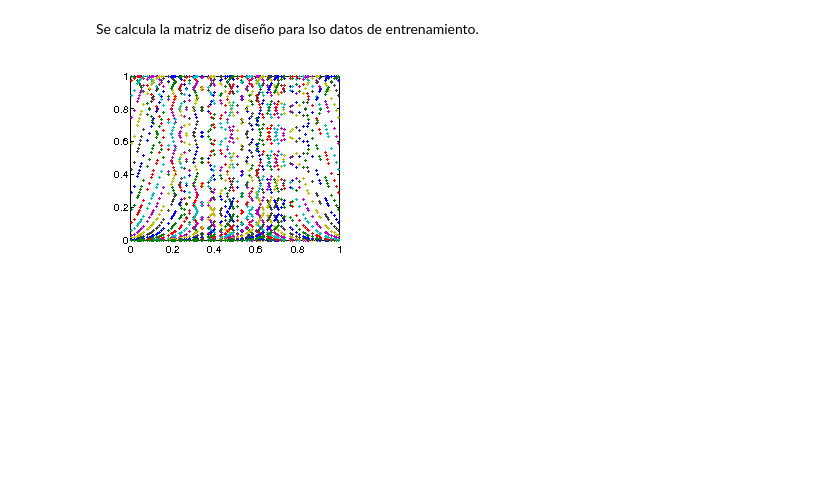
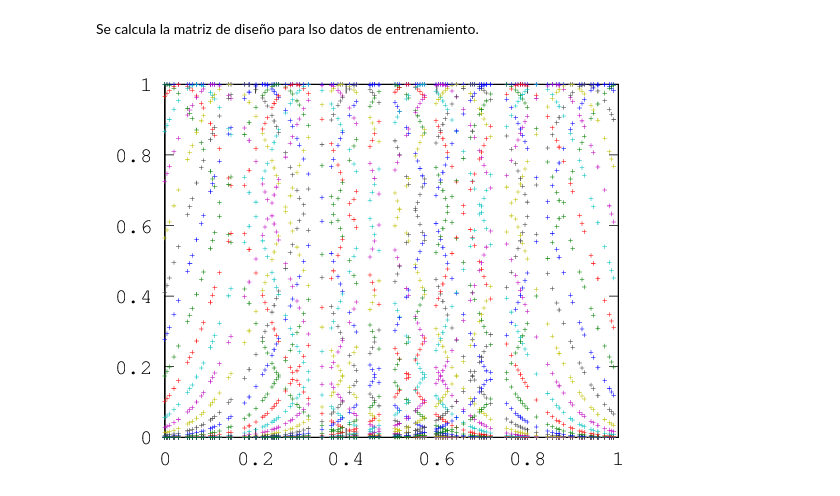
Before and after one commit to anguivego/InformeIA, a Jupyter notebook: lab2/regresion_lineal.ipynb, the cells around one changed output. Saved outputs shown, nothing was run; the diff lists cells and outputs as text; code cells hidden in the pictures; blank space fills up the shorter version.

```diff
--- a/lab2/regresion_lineal.ipynb
+++ b/lab2/regresion_lineal.ipynb
@@ -126,9 +129,10 @@ xtest = xNtot(index(N+1:end));
 Se calcula la matriz de diseño para lso datos de entrenamiento.
 # %%
 PHI=genBasisFunction(tipofb,x,N,M);
+figure
 plot(x, PHI,'+','MarkerSize',2);
 # %% [output]
-[figure, old version]
+[figure, new version]
 # %%
 [alpha,betae]=findAlphaBeta(PHI,M,N,t);
 
```
Also changed, not shown: parts of 8 cells of this notebook.
